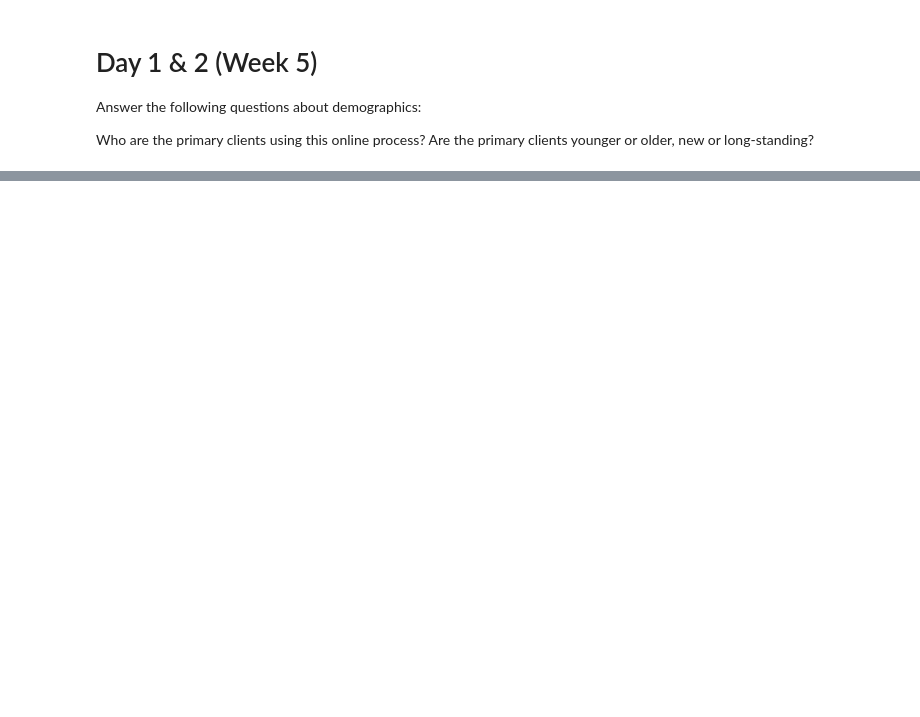
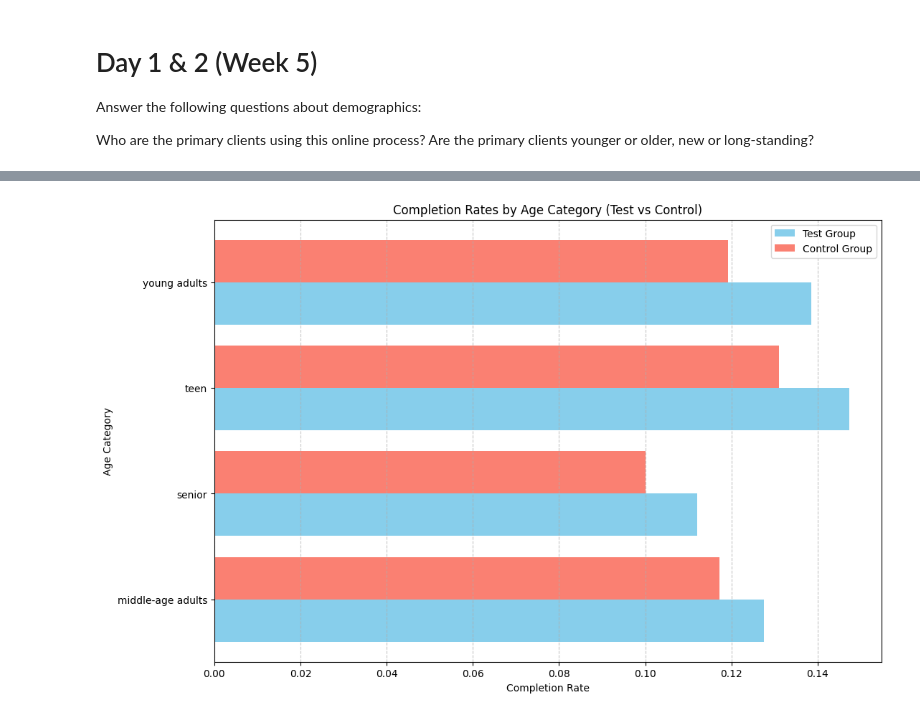
Before and after one commit to DaniCoco31/project_2, a Jupyter notebook: notebooks/Exploratory_nb_Reetu.ipynb, the cells around one changed output, grey strips where cells are left out. Saved outputs shown, nothing was run; the diff lists cells and outputs as text; code cells hidden in the pictures; blank space fills up the shorter version.

```diff
--- a/notebooks/Exploratory_nb_Reetu.ipynb
+++ b/notebooks/Exploratory_nb_Reetu.ipynb
@@ -306,0 +909,46 @@ df_control.select_dtypes("number").nunique().sort_values(ascending=False)
+# %%
+df_test['age_category'] = df_test['clnt_age'].apply(categorize_age)
+df_control['age_category'] = df_control['clnt_age'].apply(categorize_age)
+
+# Calculate completion rates for both dataframes
+completion_rates_test = df_test[df_test['process_step'] == 'confirm'].groupby('age_category').size() / df_test.groupby('age_category').size()
+completion_rates_control = df_control[df_control['process_step'] == 'confirm'].groupby('age_category').size() / df_control.groupby('age_category').size()
+
+# Convert completion rates to DataFrames
+completion_rates_test_df = completion_rates_test.reset_index()
+completion_rates_test_df.columns = ['age_category', 'completion_rate_test']
+completion_rates_control_df = completion_rates_control.reset_index()
+completion_rates_control_df.columns = ['age_category', 'completion_rate_control']
+
+# Merge completion rates into a single DataFrame
+combined_completion_rates = pd.merge(completion_rates_test_df, completion_rates_control_df, on='age_category')
+# Plot horizontal bar graph
+plt.figure(figsize=(12, 8))
+
+# Define bar width
+bar_width = 0.4
+
+# Define position of bars on Y-axis
+age_categories = combined_completion_rates['age_category']
+bar_positions = np.arange(len(age_categories))
+
+# Plot bars
+plt.barh(bar_positions - bar_width/2, combined_completion_rates['completion_rate_test'],
+         height=bar_width, color='skyblue', label='Test Group')
+plt.barh(bar_positions + bar_width/2, combined_completion_rates['completion_rate_control'],
+         height=bar_width, color='salmon',  label='Control Group')
+
+# Add titles and labels
+plt.title('Completion Rates by Age Category (Test vs Control)')
+plt.xlabel('Completion Rate')
+plt.ylabel('Age Category')
+plt.yticks(bar_positions, age_categories)  # Set the y-axis ticks to age categories
+
+# Add a legend
+plt.legend()
+
+# Show plot
+plt.grid(axis='x', linestyle='--', alpha=0.7)
+plt.show()
+# %% [output]
+[figure, added]
```
Also changed, not shown: parts of 48 cells of this notebook, 2 other files.
